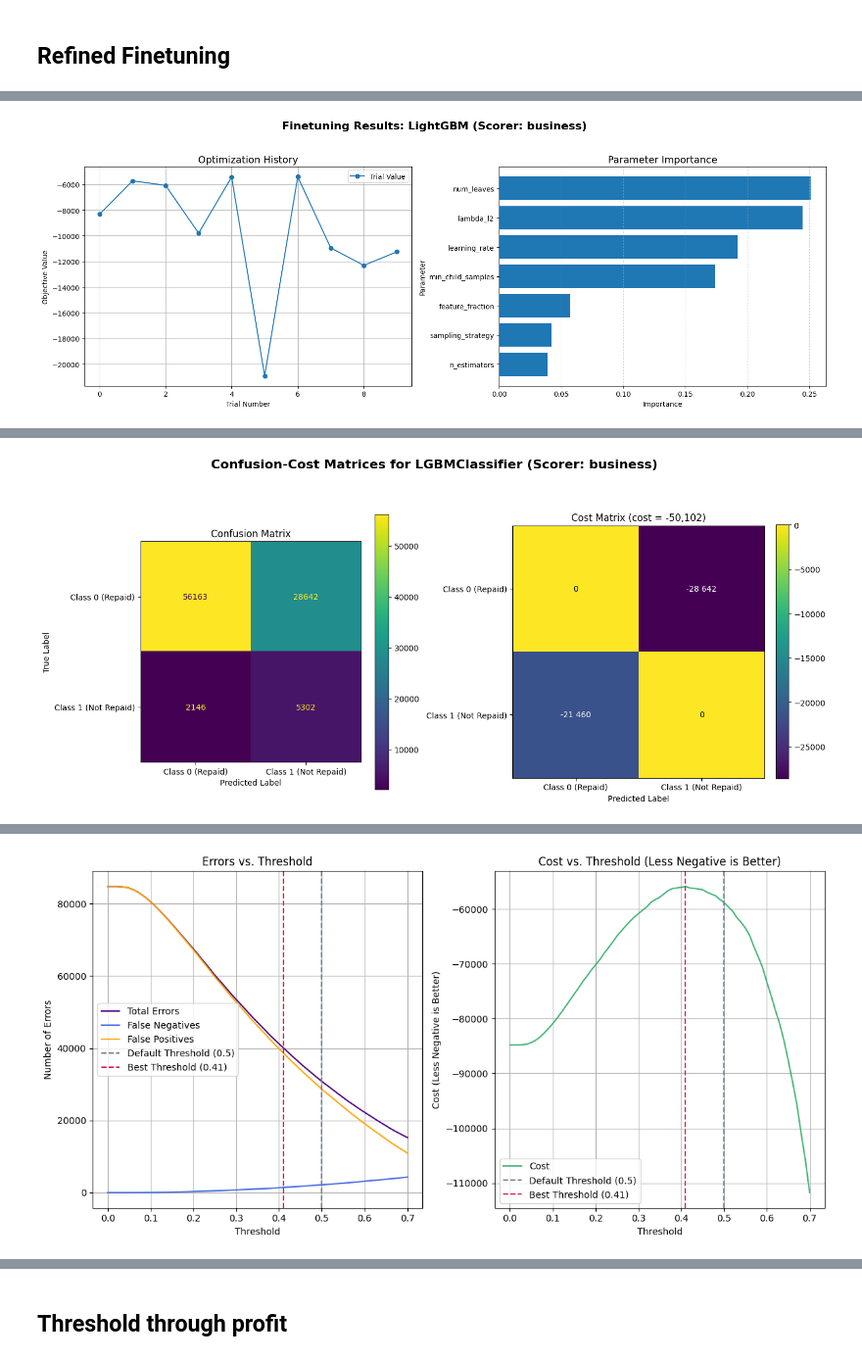
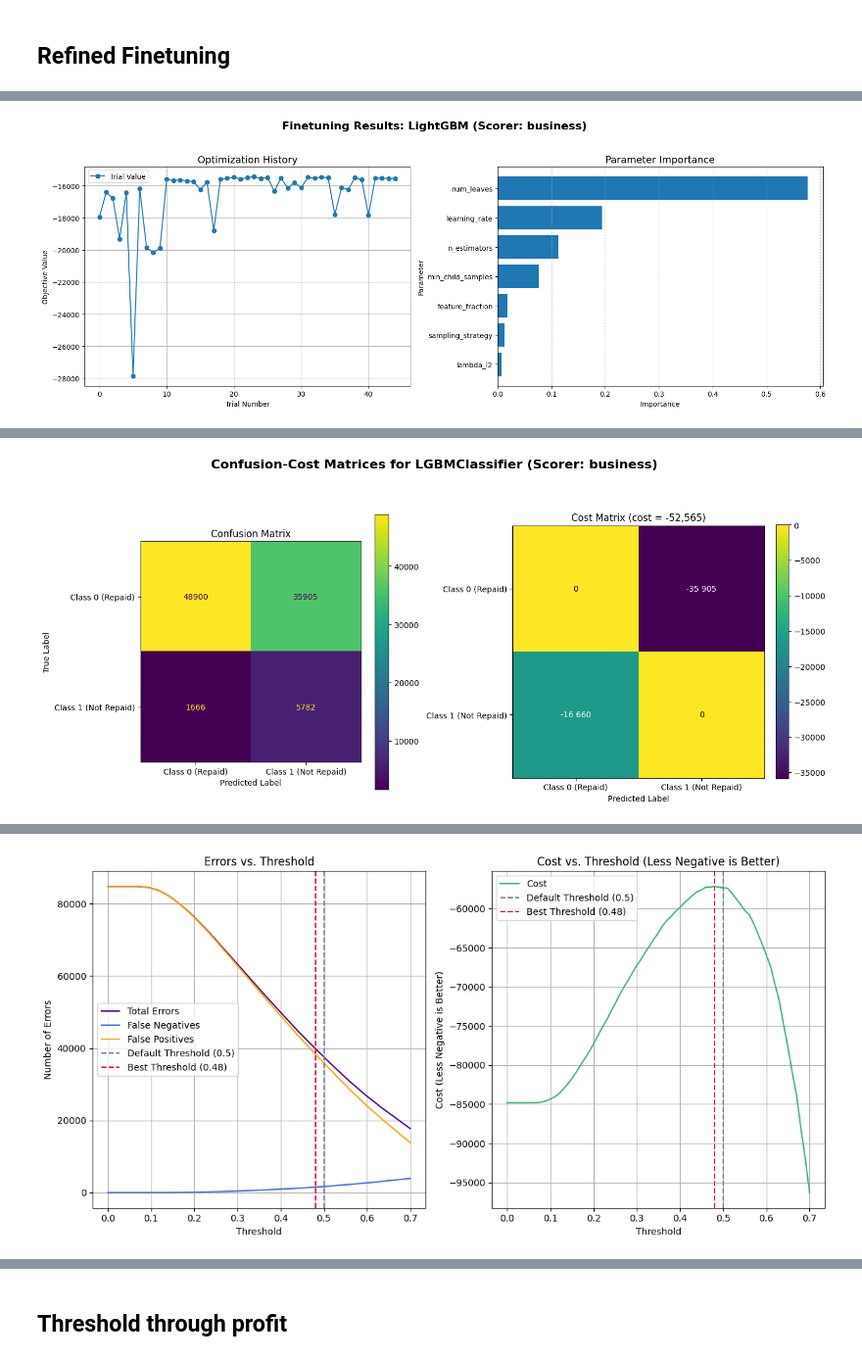
Before and after one commit to Rapture244/OC-Projet-7-, a Jupyter notebook: notebooks/02. Modelisation.ipynb, the cells around one changed output, grey strips where cells are left out. Shown at 98% size. Drawn from its saved outputs; the diff is of its cells as text; code cells hidden in the pictures.

```diff
--- a/notebooks/02. Modelisation.ipynb
+++ b/notebooks/02. Modelisation.ipynb
@@ -261,19 +290,13 @@ list_all_registered_models_and_versions_with_details()
 # %%
-# TODO: Check how to log the results in a log file !
 # ==== LOGGING =========================================================================================================
-log_path = Path(ROOT_DIR) / "logs"
-log_path.mkdir(parents=True, exist_ok=True)  # Ensure the directory exists
-temp_log_file = log_path / "mlflow_logs.log"
+temp_log_file = LOG_DIR / "mlflow_logs.log"
 
 # Add a temporary file sink to loguru with the same format as the console logs
 temp_sink = logger.add(
     temp_log_file,
-    level="INFO",
+    level="DEBUG",
     format="{time:YYYY-MM-DD HH:mm:ss.SSS} | {level:8} | {name}:{function}:{line} - {message}"
 )
 
-# Remove the temporary log sink
-logger.remove(temp_sink)
-
 # Logging complete, log file written to:
-print(f"Logs saved to: {temp_log_file}")
+logger.info(f"Logs saved to: {temp_log_file}")
@@ -290,6 +315,6 @@ experiment_name = "Fine-Tuning Models"
 experiment_id = create_experiment(experiment_name, artifact_uri)
 
 # Settings for the ml flow
-max_trials = 10 # TODO: set up to 15 knowing that (n_startup_trials = 7 for the TPE)
+max_trials = 15 # TODO: set up to 15 knowing that (n_startup_trials = 7 for the TPE)
 save_img: bool = True
 # %% [output]
@@ -311,5 +336,5 @@ X, y = pipeline.prepare_dataset(df = df_modelisation)   # Log X_size, y_size
 X_train, X_test, y_train, y_test = pipeline.split_data(X, y)
 
 # Adding subset here
-X_train_sample, y_train_sample = pipeline.split_data_sample(X, y, train_sample_size = 0.1)
+X_train_sample, y_train_sample = pipeline.split_data_sample(X, y, train_sample_size = 0.20)
 # %% [output]
@@ -693,4 +985,7 @@ list_all_registered_models_and_versions_with_details()
 # %%
+# Adding subset here
+X_train_sample, y_train_sample = pipeline.split_data_sample(X, y, train_sample_size = 0.4)
+
 # === TRACKING 1: Set up experiment ====================================================================================
 # Artifact_uri can be found in the set up section
 experiment_name = "Best Model Refined Tuning"
@@ -707,7 +1006,7 @@ with mlflow.start_run(run_name="LightGBM Tuning", experiment_id=experiment_id):
     # Parameters
     model = "LightGBM"
     scorer = "business"
-    max_trials = 10 # TODO: set it up to 30 for final use
+    max_trials = 45
     save_img = True
 
     # Hyperparameter tuning
@@ -739,6 +1038,6 @@ with mlflow.start_run(run_name="LightGBM Tuning", experiment_id=experiment_id):
     # === Nested Run 2: Evaluation with Best Threshold ===
     with mlflow.start_run(run_name = "Custom Threshold Evaluation", experiment_id=experiment_id,  nested=True):
         mlflow.set_tag("mlflow.user", "Ovidiu PASCAL")
-        best_threshold = pipeline.threshold_evaluation_cost(fitted_model, X_test_processed, y_test)
+        best_threshold = pipeline.threshold_evaluation_cost(fitted_model = fitted_model, X_test_processed =  X_test_processed, y_test = y_test)
         pipeline.model_evaluation(fitted_model, X_test_processed, y_test, threshold=best_threshold, scorer=scorer, save_img = save_img, log_to_mlflow = True)
 # %% [output]
@@ -762 +1061 @@ with mlflow.start_run(run_name="LightGBM Tuning", experiment_id=experiment_id):
-[figure, old version]
+[figure, new version]
@@ -780 +1079 @@ with mlflow.start_run(run_name="LightGBM Tuning", experiment_id=experiment_id):
-[figure, old version]
+[figure, new version]
@@ -798 +1097 @@ with mlflow.start_run(run_name="LightGBM Tuning", experiment_id=experiment_id):
-[figure, old version]
+[figure, new version]
```
Also changed, not shown: parts of 49 cells of this notebook, 32 other files.
